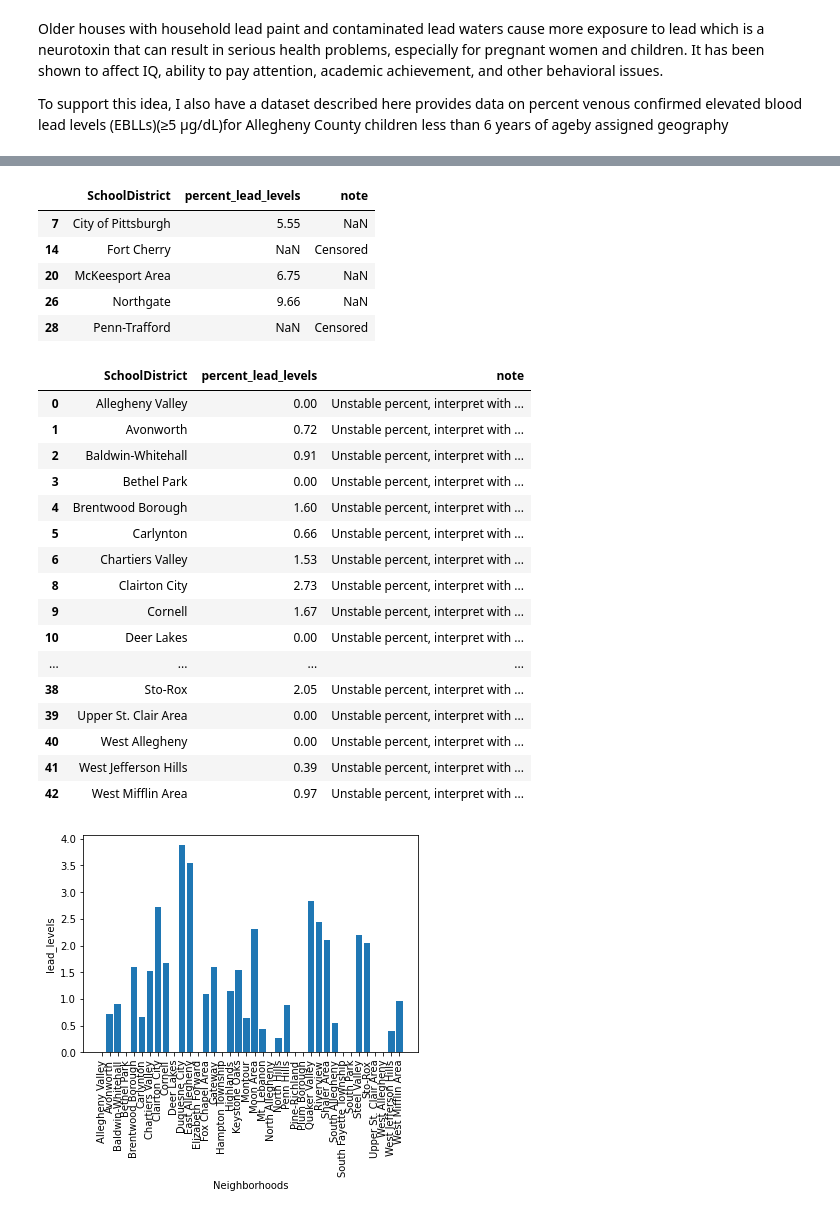
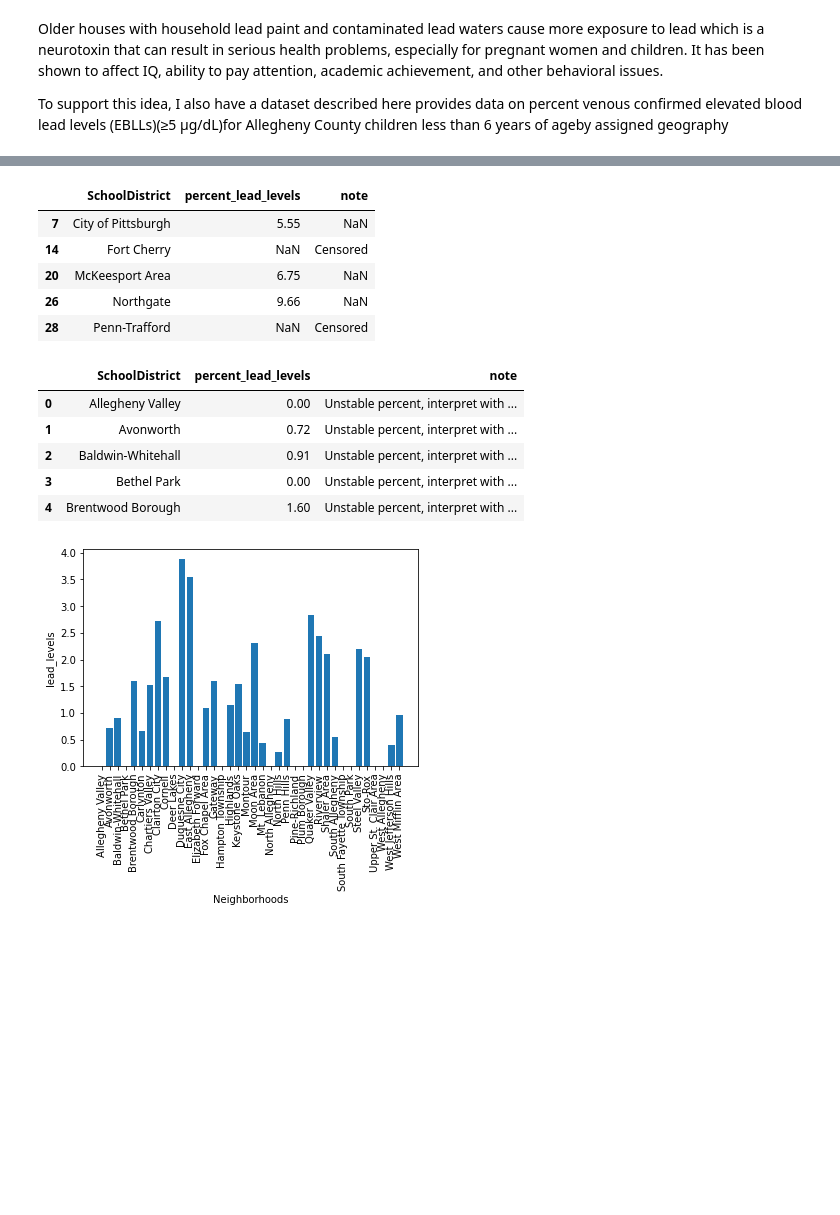
Before and after one commit to songxingyu1118/CMPINF10_Final_Project, a Jupyter notebook: Neighborhoods.ipynb, the cells around one changed output, grey strips where cells are left out. Saved outputs shown, nothing was run; the diff lists cells and outputs as text; code cells hidden in the pictures; blank space fills up the shorter version.

```diff
--- a/Neighborhoods.ipynb
+++ b/Neighborhoods.ipynb
@@ -331,34 +305,23 @@ lead_data
 # %%
 # drop NAN
 nan_df = lead_data[lead_data.isna().any(axis=1)]
 display(nan_df.head())
 
 lead_data = lead_data.dropna(how='any')
-lead_data
+lead_data.head()
 # %% [output]
 |  | SchoolDistrict | percent_lead_levels | note |
 | 7 | City of Pittsburgh | 5.55 | NaN |
 | 14 | Fort Cherry | NaN | Censored |
 | 20 | McKeesport Area | 6.75 | NaN |
 | 26 | Northgate | 9.66 | NaN |
 | 28 | Penn-Trafford | NaN | Censored |
 |  | SchoolDistrict | percent_lead_levels | note |
 | 0 | Allegheny Valley | 0.00 | Unstable percent, interpret with ... |
 | 1 | Avonworth | 0.72 | Unstable percent, interpret with ... |
 | 2 | Baldwin-Whitehall | 0.91 | Unstable percent, interpret with ... |
 | 3 | Bethel Park | 0.00 | Unstable percent, interpret with ... |
 | 4 | Brentwood Borough | 1.60 | Unstable percent, interpret with ... |
-| 5 | Carlynton | 0.66 | Unstable percent, interpret with ... |
-| 6 | Chartiers Valley | 1.53 | Unstable percent, interpret with ... |
-| 8 | Clairton City | 2.73 | Unstable percent, interpret with ... |
-| 9 | Cornell | 1.67 | Unstable percent, interpret with ... |
-| 10 | Deer Lakes | 0.00 | Unstable percent, interpret with ... |
-| ... | ... | ... | ... |
-| 38 | Sto-Rox | 2.05 | Unstable percent, interpret with ... |
-| 39 | Upper St. Clair Area | 0.00 | Unstable percent, interpret with ... |
-| 40 | West Allegheny | 0.00 | Unstable percent, interpret with ... |
-| 41 | West Jefferson Hills | 0.39 | Unstable percent, interpret with ... |
-| 42 | West Mifflin Area | 0.97 | Unstable percent, interpret with ... |
 # %%
 keys = [hood for hood, df in lead_data.groupby(['SchoolDistrict'])]
 
```
Also changed, not shown: parts of 10 cells of this notebook.
